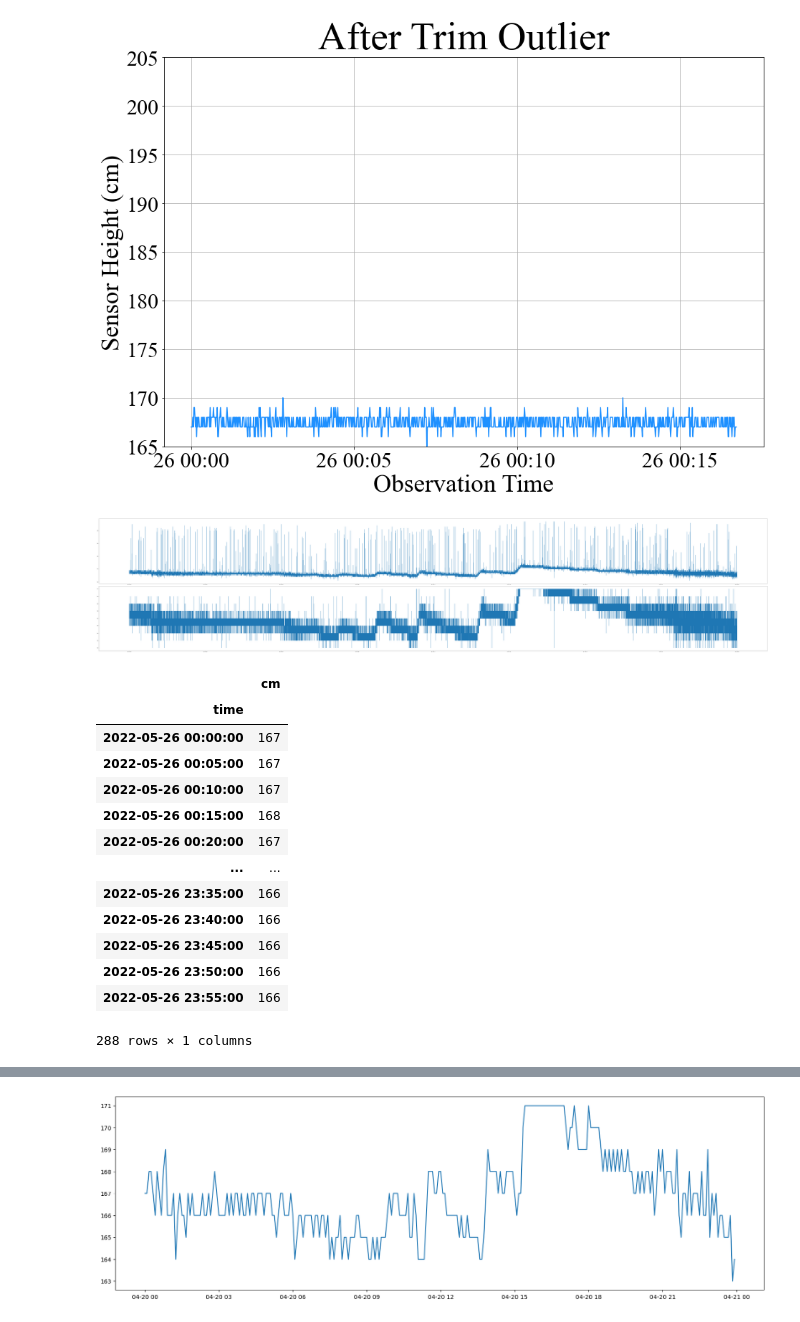
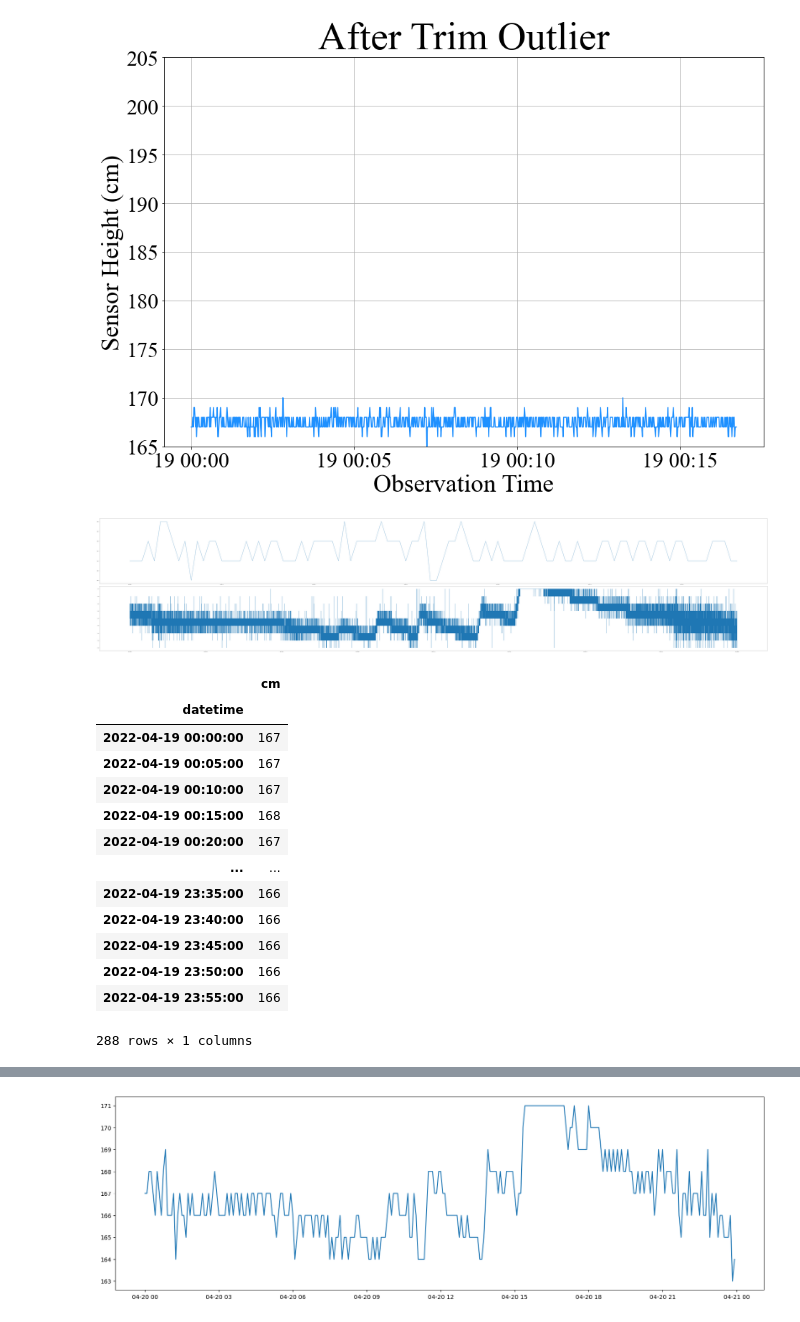
Before and after one commit to funkyblues/Ultrasonic-Sensor-plotandresampling, a Jupyter notebook: frequency_setting_real.ipynb, the cells around one changed output, grey strips where cells are left out. Drawn from its saved outputs; the diff is of its cells as text; code cells hidden in the pictures.

```diff
--- a/frequency_setting_real.ipynb
+++ b/frequency_setting_real.ipynb
@@ -14,7 +14,12 @@ def outliers_iqr(data):
     return np.where((data > upper_bound)|(data < lower_bound))
 
 raw = pd.read_csv("2022-04-19.dat", delimiter=" ")
-raw['time'] = pd.to_datetime(raw['time'])
+
+date="2022-04-19"
+
+raw['date'] = date
+raw['datetime'] = pd.to_datetime(raw['date'] + ' ' + raw['time'])
+raw = raw[['datetime', 'cm']]
 
 outlier_index = outliers_iqr(raw['cm'])[0]
 not_outlier_index = []
@@ -25,9 +30,9 @@ for i in raw['cm'].index:
 raw_c = raw.loc[not_outlier_index]
 raw_c = raw_c.reset_index(drop=True)
 
-raw_cc = raw_c.drop_duplicates(['time'])
+raw_cc = raw_c.drop_duplicates(['datetime'])
 
-index = raw_cc['time']
+index = raw_cc['datetime']
 range = raw_cc['cm'].to_numpy()
 series = pd.Series(range, index=index)
 data_final = pd.DataFrame({'cm': series})
@@ -100,22 +123,22 @@ plt.show()
 # %%
 ### raw 데이터 플롯
 plt.figure(figsize=(100, 30))
 plt.subplot(3, 1, 1)
-plt.plot(raw['time'][:100], raw['cm'][:100])
+plt.plot(raw['datetime'][:100], raw['cm'][:100])
 
 # ### 이상치 플롯
 # plt.subplot(3, 1, 2)
 # sns.boxplot(data=raw['mm'], color='blue')
 
 ### 이상치 제거 플롯
 plt.subplot(3, 1, 2)
 plt.plot(data_final.index, data_final['cm'])
 
 plt.tight_layout()
-plt.savefig(r"X:\우창욱\이상치 제거 전 후.png")
+# plt.savefig(r"X:\우창욱\이상치 제거 전 후.png")
 plt.show()
 # %% [output]
-[figure, old version]
+[figure, new version]
 # %%
 import datetime
 import pandas as pd
@@ -124,20 +147,20 @@ import scipy.stats as stats
 
 minute_5_mode = data_final.resample("5T").apply({'cm':lambda x: stats.mode(x)[0]})
 minute_5_mode = pd.DataFrame(minute_5_mode)
-minute_5_mode.to_csv("2022-04-19-5min_mode.csv")
+# minute_5_mode.to_csv("2022-04-19-5min_mode.csv")
 minute_5_mode
 # %% [output]
 |  | cm |
-| time |  |
-| 2022-05-26 00:00:00 | 167 |
-| 2022-05-26 00:05:00 | 167 |
-| 2022-05-26 00:10:00 | 167 |
-| 2022-05-26 00:15:00 | 168 |
-| 2022-05-26 00:20:00 | 167 |
+| datetime |  |
+| 2022-04-19 00:00:00 | 167 |
+| 2022-04-19 00:05:00 | 167 |
+| 2022-04-19 00:10:00 | 167 |
+| 2022-04-19 00:15:00 | 168 |
+| 2022-04-19 00:20:00 | 167 |
 | ... | ... |
-| 2022-05-26 23:35:00 | 166 |
-| 2022-05-26 23:40:00 | 166 |
-| 2022-05-26 23:45:00 | 166 |
-| 2022-05-26 23:50:00 | 166 |
-| 2022-05-26 23:55:00 | 166 |
+| 2022-04-19 23:35:00 | 166 |
+| 2022-04-19 23:40:00 | 166 |
+| 2022-04-19 23:45:00 | 166 |
+| 2022-04-19 23:50:00 | 166 |
+| 2022-04-19 23:55:00 | 166 |
 288 rows × 1 columns
```
Also changed, not shown: parts of 8 cells of this notebook, 1 other file.
